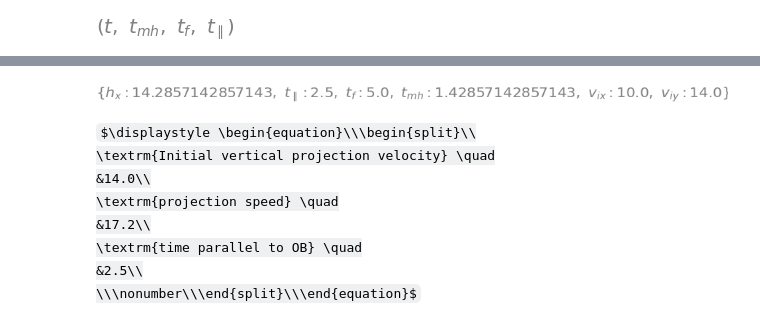
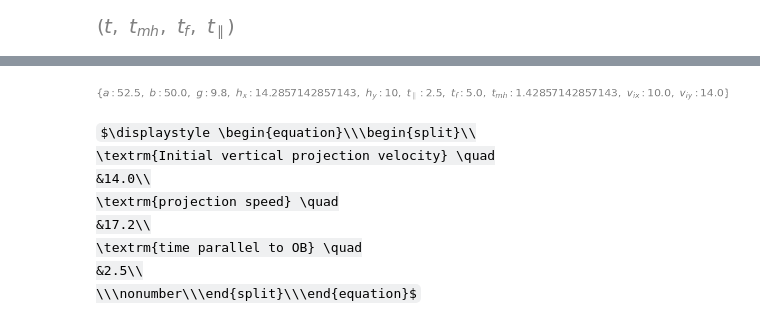
Before and after one commit to JonnyRed/Physics-Problems, a Jupyter notebook: MrHart-001.ipynb, the cells around one changed output, grey strips where cells are left out. Cells and saved outputs as stored; diff of their text form; code cells hidden in the pictures; some formulas as TeX source.

```diff
--- a/MrHart-001.ipynb
+++ b/MrHart-001.ipynb
@@ -154,14 +154,15 @@ $\displaystyle \left( \left[\begin{matrix}v_{ix}\\- g t_{mh} + v_{iy}\\0\end{mat
 # %%
 result = sp.solve(
     [eqn1.subs(values),
      eqn2.subs(values),
      eqn3.subs(values),
      eqn4.subs(values)],
     dict=True
 )[0]
+result.update(values)
 result
 # %% [output]
-[figure, old version]
+[figure, new version]
 # %%
 speed = sp.sqrt(result[vix]**2 + result[viy]**2).evalf(4)
 
```
Also changed, not shown: parts of 2 cells of this notebook.
